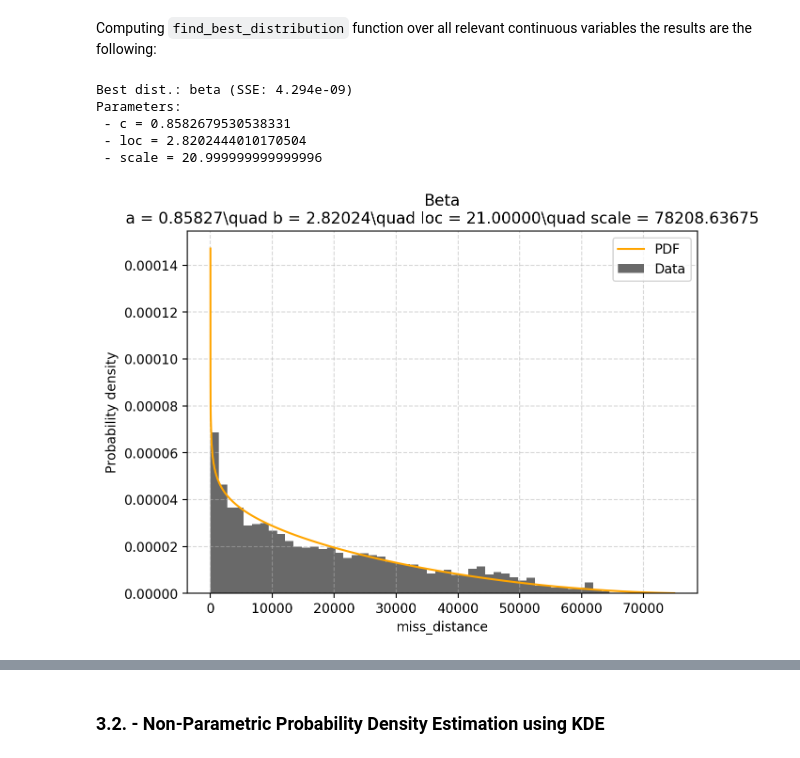
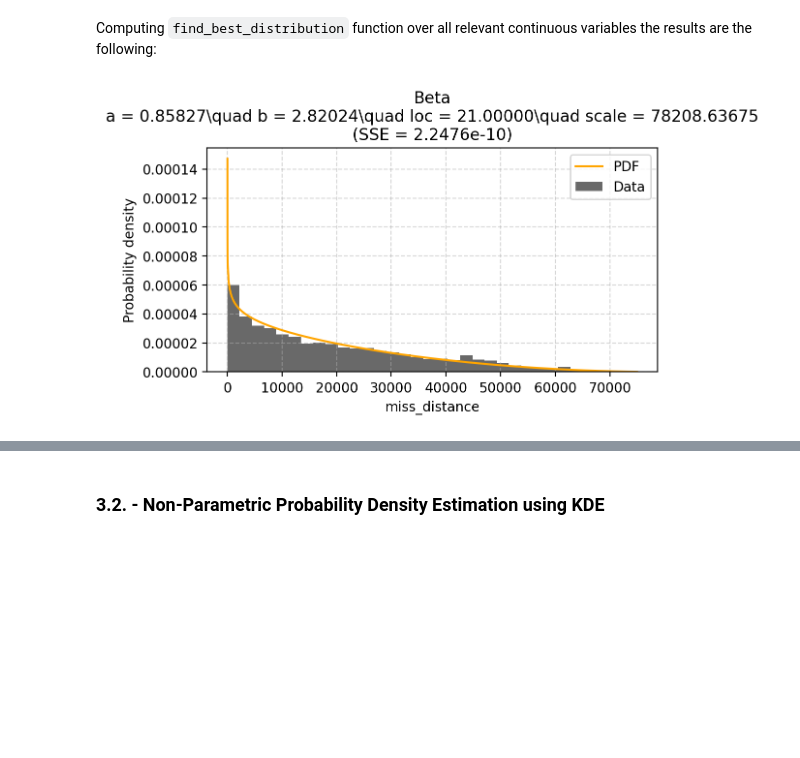
Before and after one commit to JJavierRosales/scapy, a Jupyter notebook: notebooks/Kelvins - Collision Avoidance Challenge + EDA.ipynb, the cells around one changed output, grey strips where cells are left out. Saved outputs shown, nothing was run; the diff lists cells and outputs as text; code cells hidden in the pictures; blank space fills up the shorter version.

```diff
--- a/notebooks/Kelvins - Collision Avoidance Challenge + EDA.ipynb
+++ b/notebooks/Kelvins - Collision Avoidance Challenge + EDA.ipynb
@@ -134,19 +162,10 @@ For this purpose, this notebook is structured in the following sections:
 
 In this section, we import and explore the data provided in the competition with the aim to identify all those fields relevant for the synthetic data generation process and the Time-Series Forecasting problem.
 # %%
-# Import function to clear output
-from IPython.display import clear_output
-
-# Import os library for file paths
-import os
-from pathlib import Path
-
 # Get current working directory path for the tool parent folder and print it.
-cwd = str(Path(os.getcwd()).parents[0]) if 'Tool' not in os.getcwd() else str(Path(os.getcwd()))
+parent_folder = 'Tool'
+cwd = str(Path(os.getcwd()[:os.getcwd().index(parent_folder)+len(parent_folder)]))
 print('Parent working directory: \n%s' % cwd)
-
-# Import pandas library to handle datasets
-import pandas as pd
 
 # Set maximum number of columns to show as None
 pd.options.display.max_columns = None
@@ -367,7 +374,20 @@ The process to fit a parametric probability density estimation follows a series
  - `make_pdf`: It creates an array to represent the probability density function using a given fitted distribution and its parameters.
  - `plot_dist`: Plots the probability density function and the data distribution histogram on a single chart for a visual interpretation of the probability density estimation. It supports the reader/data analyst to check appropriate fitting; some distributions may return low SSE but does not appropriately describe de distribution.
 # %%
-import warnings
+# Define function to get the appropriate number of bins for a histogram
+def nbins(data, rule):
+
+    rules = ['sturge', 'scott', 'rice', 'freedman-diaconis']
+
+    if not rule in rules:
+        print('Rule for bin size selection non-existing. Please select one of the following: ' + rules.join(', '))
+
+    bins = {'sturge': int(np.round(1 + 3.322*np.log(len(data)))),
+            'scott': int(np.round(3.49*np.std(data)*len(data)**(-1/3))),
+            'rice': int(np.round(2*len(data)**(1/3))),
+            'freedman-diaconis':int(np.round(2*(np.quantile(data,0.75)-np.quantile(data,0.25))*len(data)**(-1/3)))}
+
+    return bins[rule]
 
 # Define function to fit statistical distribution to the data.
 def fit_distribution(stdist, data, bins):
@@ -429,7 +449,7 @@ def make_pdf(dist, params, size=10000):
     return pdf
 
 ## Define function to plot Probability Density Function with the histogram on the same chart
-def plot_dist(data, dist, bins=50):
+def plot_distribution(data, dist, bins=50):
 
     # Make Probability Density Function with distribution parameters
     pdf = make_pdf(dist['dist'], dist['params'])
@@ -442,9 +462,10 @@ def plot_dist(data, dist, bins=50):
     title = (dist['dist'].name).capitalize() + '\n' + \
                 "\quad ".join(["{} = {:0.5f}".format(k,v) \
                 for k,v in zip(param_names, dist['params'])])
+    title = title + '\n(SSE = {:1.4e})'.format(dist['sse'])
 
     # Display plot
-    plt.figure(figsize=(7,5))
+    plt.figure(figsize=(6,3))
 
     ax = pdf.plot(lw=1.5, color = "orange", label="PDF")
     data.plot(kind="hist", bins=bins, ax=ax, density=True,
@@ -528,26 +546,16 @@ Computing `find_best_distribution` function over all relevant continuous variabl
 # %%
 # Set column name to study and remove outliers.
 variable = 'miss_distance'
 data = df_lastCDM[variable]
 
 # Define list of continuous distributions to exclude from the fitting process
 stdist_excluded = ['studentized_range', 'levy_l_gen', 'levy_stable']
 
 # Find distribution that best fits the data
-dist = find_best_distribution(data, 200, stdist_excluded)
-
-# Fit distribution to the data
-# dist = fit_distribution(st.beta, data, 200)
+dist = fit_distribution(st.beta, data, 30)
+# dist = find_best_distribution(data, 30, stdist_excluded)
 
 # Print plot including histogram and distribution fitted
-# dist = {'dist':st.beta,
-#        'params':[0.8582679530538331, 2.8202444010170504, 20.999999999999996],
-#        'sse':1.0}
-plot_dist(data, dist)
+plot_distribution(data, dist, 30)
 # %% [output]
-Best dist.: beta (SSE: 4.294e-09)
-Parameters:
- - c = 0.8582679530538331
- - loc = 2.8202444010170504
- - scale = 20.999999999999996
-[figure, old version]
+[figure, new version]
```
Also changed, not shown: parts of 16 cells of this notebook.
